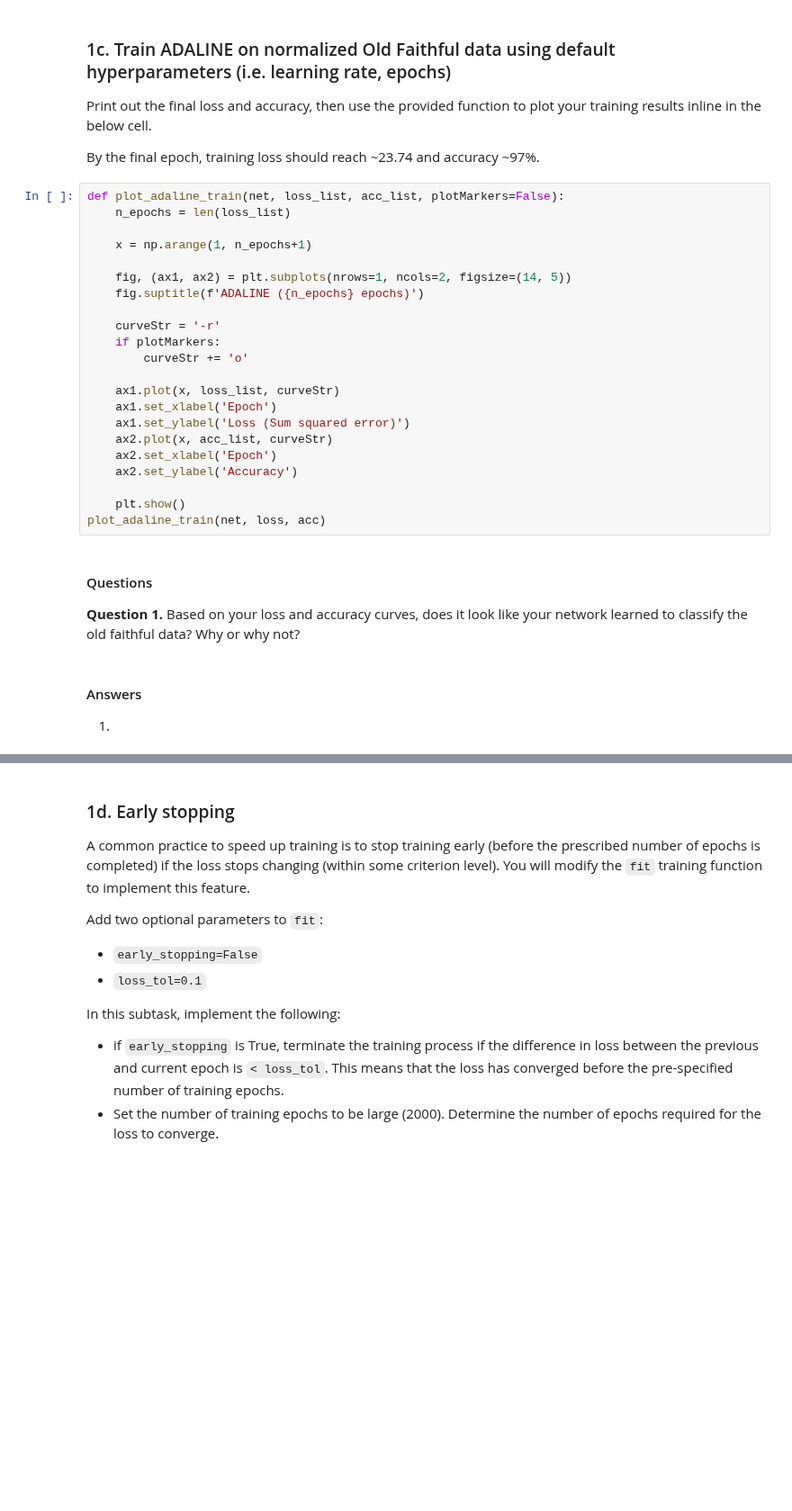
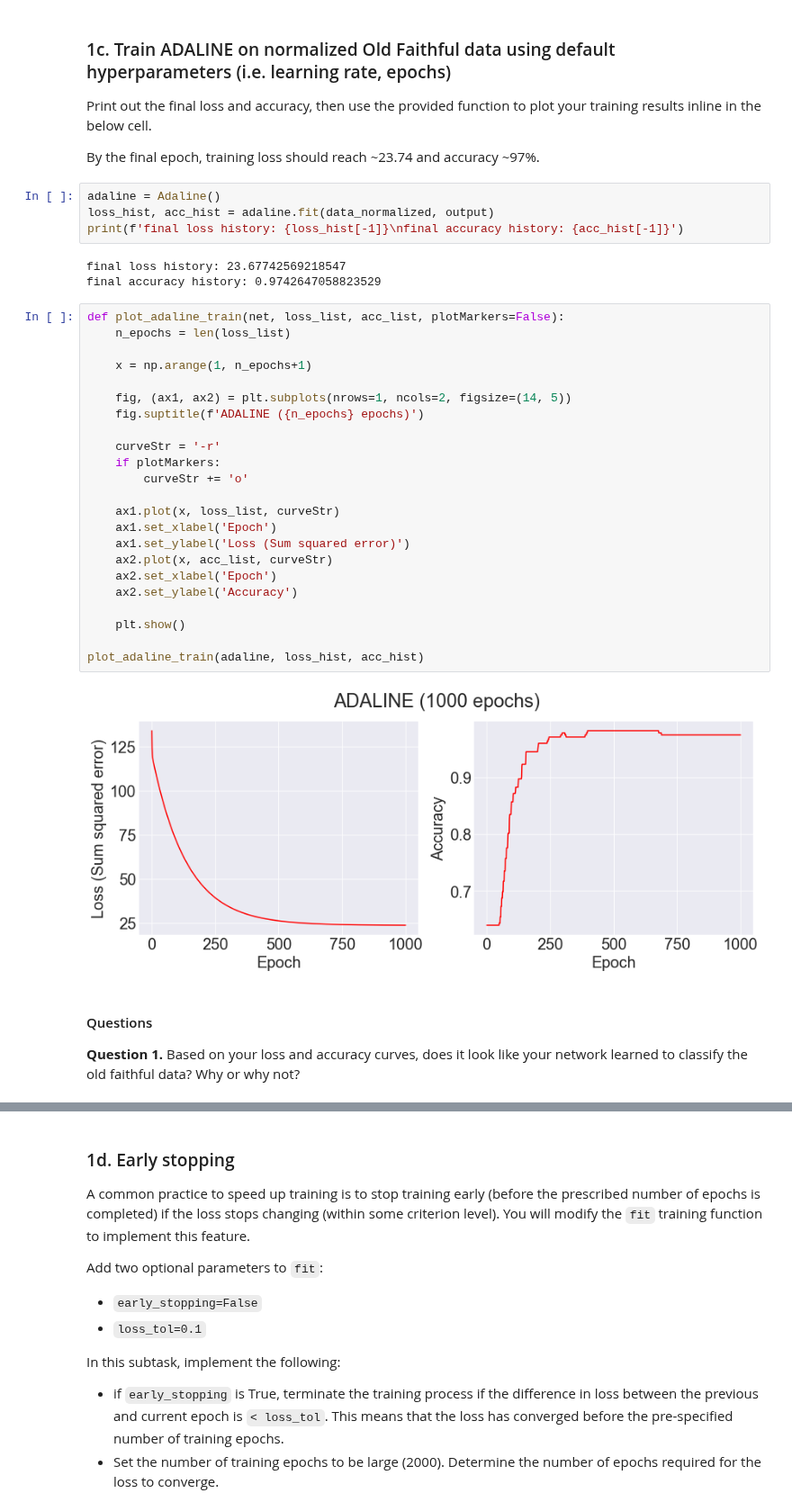
Before and after one commit to luhangsnn/neuralnetworks, a Jupyter notebook: proj1/binary_classification.ipynb, the cells around one changed output, grey strips where cells are left out. Shown at 90% size. Saved outputs shown, nothing was run; the diff lists cells and outputs as text; blank space fills up the shorter version.

```diff
--- a/proj1/binary_classification.ipynb
+++ b/proj1/binary_classification.ipynb
@@ -175,33 +189,39 @@ Write code to do the following in the below cell.
 Print out the final loss and accuracy, then use the provided function to plot your training results inline in the below cell.
 
 By the final epoch, training loss should reach ~23.74 and accuracy ~97%.
+# %%
+adaline = Adaline()
+loss_hist, acc_hist = adaline.fit(data_normalized, output)
+print(f'final loss history: {loss_hist[-1]}\nfinal accuracy history: {acc_hist[-1]}')
+# %% [output]
+final loss history: 23.67742569218547
+final accuracy history: 0.9742647058823529
 # %%
 def plot_adaline_train(net, loss_list, acc_list, plotMarkers=False):
     n_epochs = len(loss_list)
 
     x = np.arange(1, n_epochs+1)
 
     fig, (ax1, ax2) = plt.subplots(nrows=1, ncols=2, figsize=(14, 5))
     fig.suptitle(f'ADALINE ({n_epochs} epochs)')
 
     curveStr = '-r'
     if plotMarkers:
         curveStr += 'o'
 
     ax1.plot(x, loss_list, curveStr)
     ax1.set_xlabel('Epoch')
     ax1.set_ylabel('Loss (Sum squared error)')
     ax2.plot(x, acc_list, curveStr)
     ax2.set_xlabel('Epoch')
     ax2.set_ylabel('Accuracy')
 
     plt.show()
-plot_adaline_train(net, loss, acc)
+
+plot_adaline_train(adaline, loss_hist, acc_hist)
+# %% [output]
+[figure, added]
 # %% [markdown]
 #### Questions
 
 **Question 1.** Based on your loss and accuracy curves, does it look like your network learned to classify the old faithful data? Why or why not?
-# %% [markdown]
-#### Answers
-
-1.
```
Also changed, not shown: parts of 6 cells of this notebook, 4 other files.
